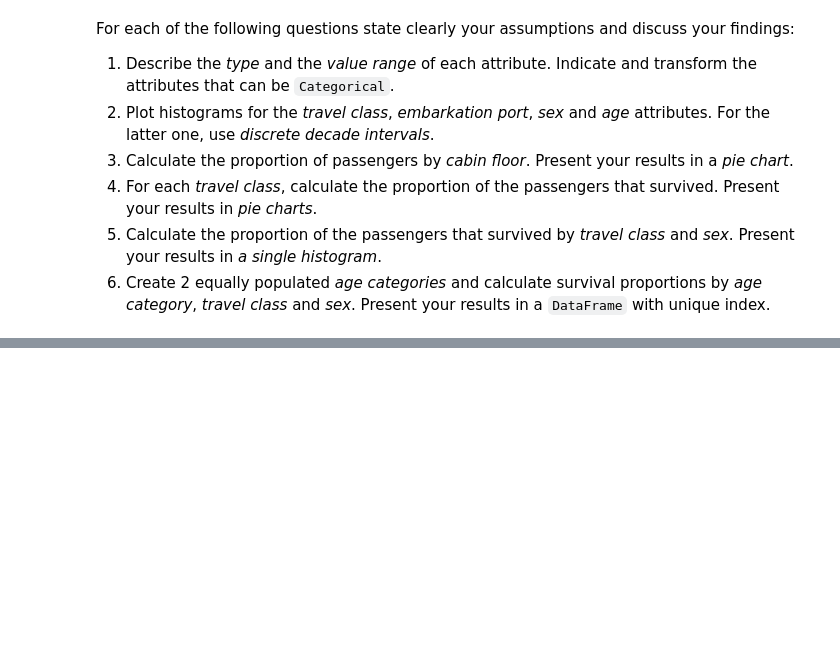
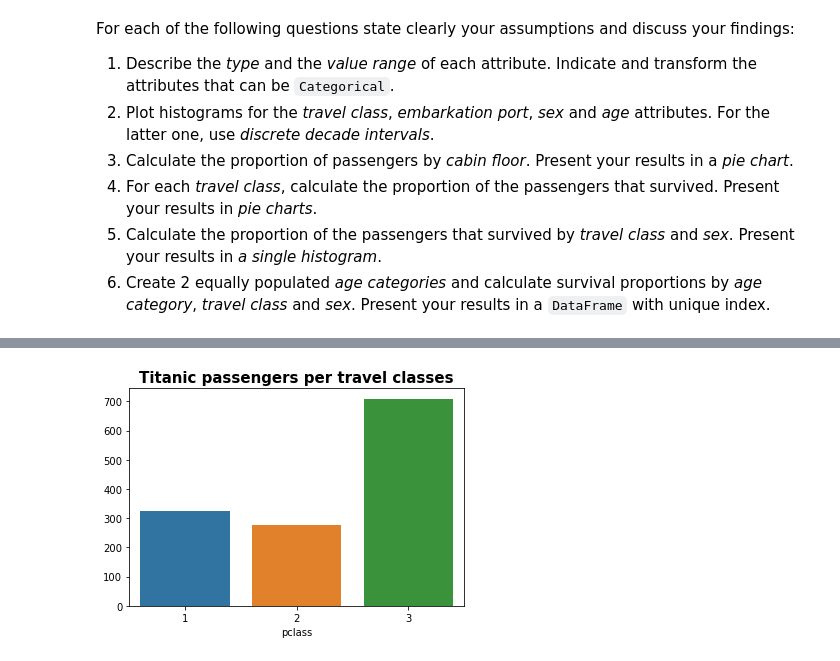
Before and after one commit to mathildemrt/ada, a Jupyter notebook: 01 - Pandas and Data Wrangling/Homework 1.ipynb, the cells around one changed output, grey strips where cells are left out. Drawn from its saved outputs; the diff is of its cells as text; code cells hidden in the pictures; blank space fills up the shorter version.

```diff
--- a/01 - Pandas and Data Wrangling/Homework 1.ipynb
+++ b/01 - Pandas and Data Wrangling/Homework 1.ipynb
@@ -139,0 +176,11 @@ For each of the following questions state clearly your assumptions and discuss y
+# %%
+import matplotlib.pylab as plt
+import numpy as np
+import seaborn as sns
+import pandas as pd
+import re
+
+%matplotlib inline
+
+passengers = pd.DataFrame()
+passengers = pd.read_excel(DATA_FOLDER + '/titanic.xls')
@@ -139,0 +221,4 @@ For each of the following questions state clearly your assumptions and discuss y
+# %%
+passengers.survived = passengers.survived.astype(bool)
+passengers.body = passengers.body.fillna("0")
+passengers.body = passengers.body.astype(int)
@@ -139,0 +227,5 @@ For each of the following questions state clearly your assumptions and discuss y
+# %%
+passengers.sex  = passengers.sex.astype('category')
+passengers.pclass  = passengers.pclass.astype('category')
+passengers.embarked = passengers.embarked.astype('category')
+passengers.survived = passengers.survived.astype('category')
@@ -139,0 +238,11 @@ For each of the following questions state clearly your assumptions and discuss y
+# %%
+def bar_plot(xlbl, data, n):
+    fig, ax = plt.subplots()
+    ax.set_title( xlbl, fontsize=15, fontweight='bold')
+    sns.barplot(data[:n].keys(), data[:n], ax=ax)
+    locs, labels = plt.xticks()
+    plt.setp(labels,rotation=0)
+# %%
+bar_plot('Titanic passengers per travel classes', passengers.groupby('pclass').size(), len(passengers.groupby('pclass')))
+# %% [output]
+[figure, added]
```
Also changed, not shown: parts of 28 cells of this notebook.
